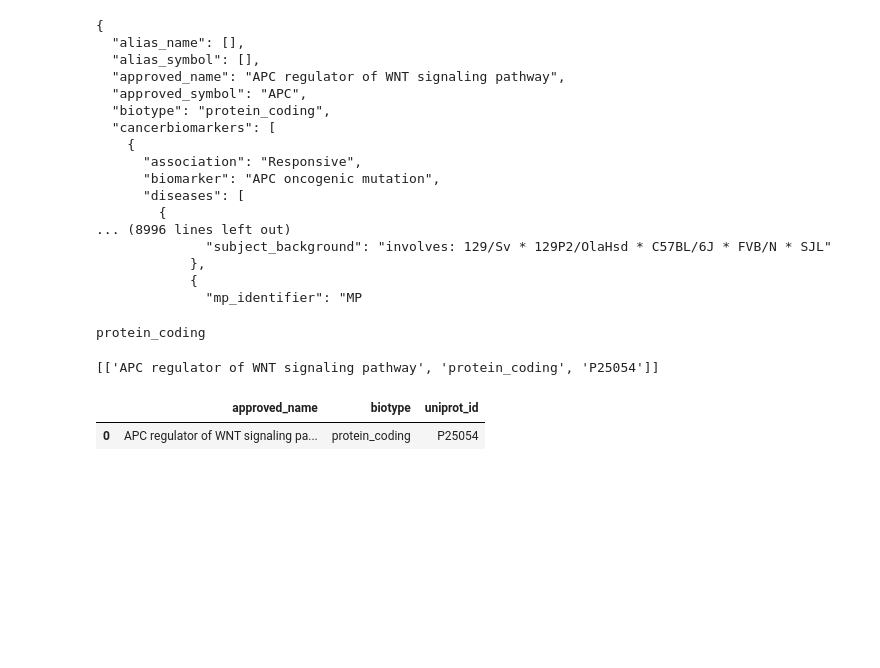
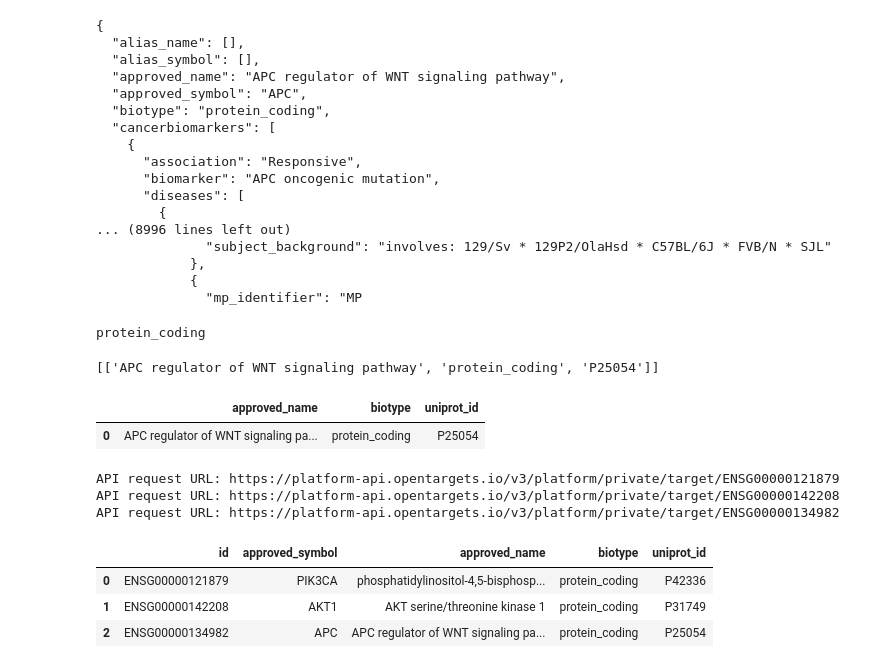
Before and after one commit to andrewhercules/ot-data-utilities, a Jupyter notebook: target-annotation-work/get-target-annotation-data-Platform-API.ipynb, the cells around one changed output. Drawn from its saved outputs; the diff is of its cells as text; code cells hidden in the pictures; blank space fills up the shorter version.

```diff
--- a/target-annotation-work/get-target-annotation-data-Platform-API.ipynb
+++ b/target-annotation-work/get-target-annotation-data-Platform-API.ipynb
@@ -102,0 +96,37 @@ df.head()
+# %%
+important_fields = [
+    "id",
+    "approved_symbol",
+    "approved_name",
+    "biotype",
+    "uniprot_id"
+]
+
+all_data = []
+
+base_url_platform_gene_index = "https://platform-api.opentargets.io/v3/platform/private/target/"
+
+for entry in input_data:
+    # generate URL for API request
+    gene_id = entry["target_id"]
+    url = base_url_platform_gene_index + gene_id
+    print("API request URL: " + url)
+    # make API request
+    raw_api_response = requests.get(url).json()
+    # create row of data
+    data_row = []
+    for field in important_fields:
+        data_row.append(raw_api_response[field])
+    all_data.append(data_row)
+
+df = pandas.DataFrame(all_data)
+df.columns = important_fields
+df.head()
+# %% [output]
+API request URL: https://platform-api.opentargets.io/v3/platform/private/target/ENSG00000121879
+API request URL: https://platform-api.opentargets.io/v3/platform/private/target/ENSG00000142208
+API request URL: https://platform-api.opentargets.io/v3/platform/private/target/ENSG00000134982
+|  | id | approved_symbol | approved_name | biotype | uniprot_id |
+| 0 | ENSG00000121879 | PIK3CA | phosphatidylinositol-4,5-bisphosp... | protein_coding | P42336 |
+| 1 | ENSG00000142208 | AKT1 | AKT serine/threonine kinase 1 | protein_coding | P31749 |
+| 2 | ENSG00000134982 | APC | APC regulator of WNT signaling pa... | protein_coding | P25054 |
```
Also changed, not shown: parts of 10 cells of this notebook.
